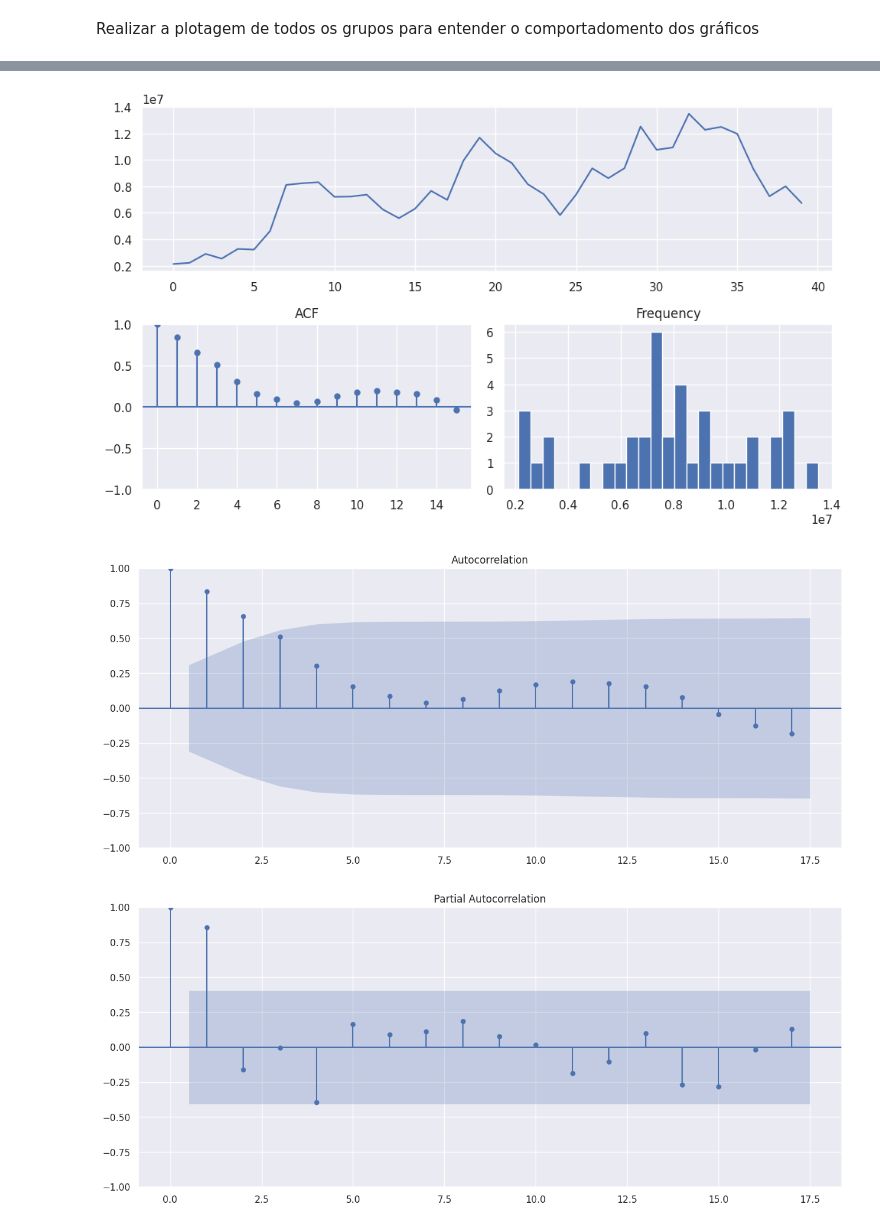
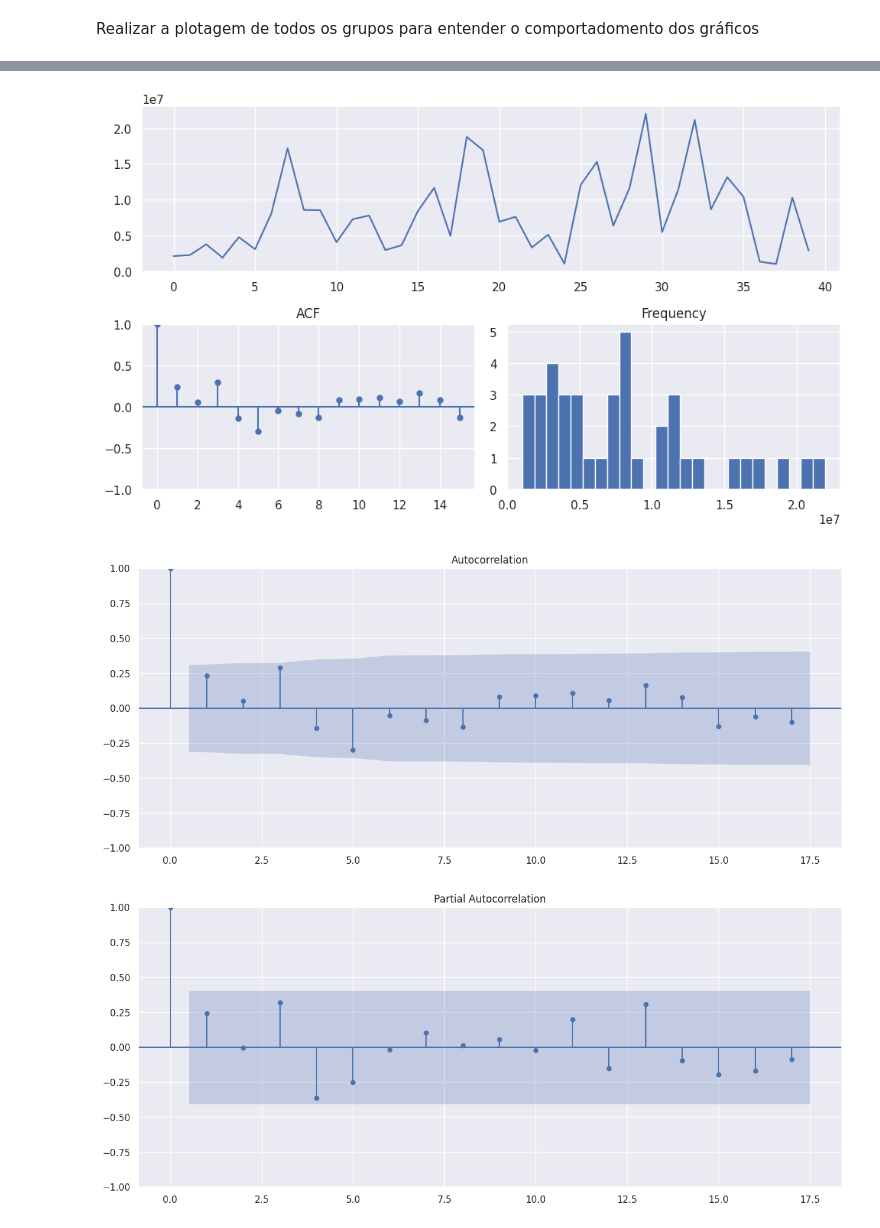
Before and after one commit to roliveira15/Data_Science_Sales_Forecast, a Jupyter notebook: Sales_Forecast.ipynb, the cells around one changed output, grey strips where cells are left out. Cells and saved outputs as stored; diff of their text form; code cells hidden in the pictures.

```diff
--- a/Sales_Forecast.ipynb
+++ b/Sales_Forecast.ipynb
@@ -211,10 +206,6 @@ sns.boxplot(data=df,orient='v',showfliers=True)
 # %% [markdown]
 Realizar a plotagem de todos os grupos para entender o comportadomento dos gráficos
 # %%
-import pandas.util.testing as tm
-from statsmodels.graphics.tsaplots import plot_acf
-from statsmodels.graphics.tsaplots import plot_pacf
-
 
 modelo_preditivo = groupStructures.loc[(groupStructures['grupo_gerencial_produto'] == 'PORTA PALLET') & (groupStructures['data'] >= '2020-01-01') & (groupStructures['data'] < '2023-05-01') & (groupStructures['regiao'] == 'Sudeste') ]
 
@@ -228,7 +219,7 @@ modelo_preditivo.index.names = ['data_agrupada']
 
 #modelo_preditivo['valor_total_pedido_TESTE'] = modelo_preditivo['valor_total_pedido'].rolling(window = 5).mean()
 
-modelo_preditivo['valor_total_pedido'] = modelo_preditivo['valor_total_pedido'].ewm(span=7).mean()
+#modelo_preditivo['valor_total_pedido'] = modelo_preditivo['valor_total_pedido'].ewm(span=4).mean()
 #modelo_preditivo.dropna(subset=['valor_total_pedido'],inplace=True)
 display(modelo_preditivo)
 # %% [output]
@@ -263,15 +254,8 @@ See the caveats in the documentation: https://pandas.pydata.org/pandas-docs/stab
 # %%
 
-from statsmodels.tsa.seasonal import seasonal_decompose
 
-#array = np.array(modelo_preditivo['valor_total_pedido'])
+results = seasonal_decompose(x=modelo_preditivo['valor_total_pedido'])#,model='multiplicative',period=12)
 
-teste = modelo_preditivo['valor_total_pedido']
-
-results = seasonal_decompose(x=modelo_preditivo['valor_total_pedido'],model='additive')
-#modelo_preditivo['valor_total_pedido'] = results.trend
 fig = results.plot()
 fig.set_size_inches(13, 10)
-
-#modelo_preditivo.describe()
 # %% [output]
@@ -279,11 +285,11 @@ fig.set_size_inches(13, 10)
 # %%
-tsdisplay(modelo_preditivo,lag_max=15,figsize=(10,6))
+tsdisplay(results.observed,lag_max=15,figsize=(10,6))
 # %% [output]
-[figure, old version]
+[figure, new version]
 # %%
-plot_acf(modelo_preditivo['valor_total_pedido'], alpha=0.05);
-plot_pacf(modelo_preditivo, alpha=0.01);
+plot_acf(results.observed, alpha=0.05);
+plot_pacf(results.observed, alpha=0.01);
 # %% [output]
-[figure, old version]
+[figure, new version]
-[figure, old version]
+[figure, new version]
 # %%
```
Also changed, not shown: parts of 22 cells of this notebook.
